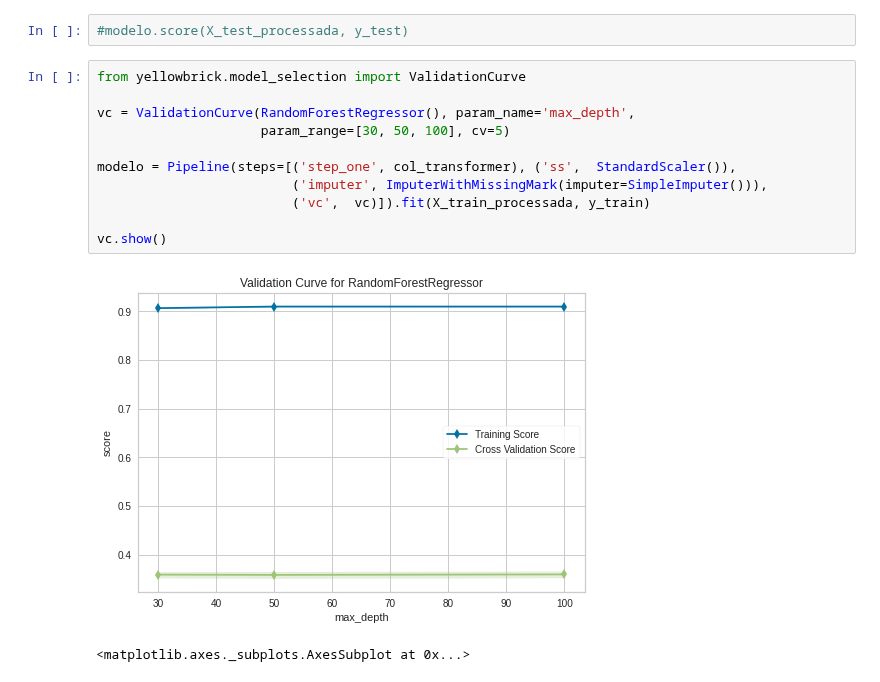
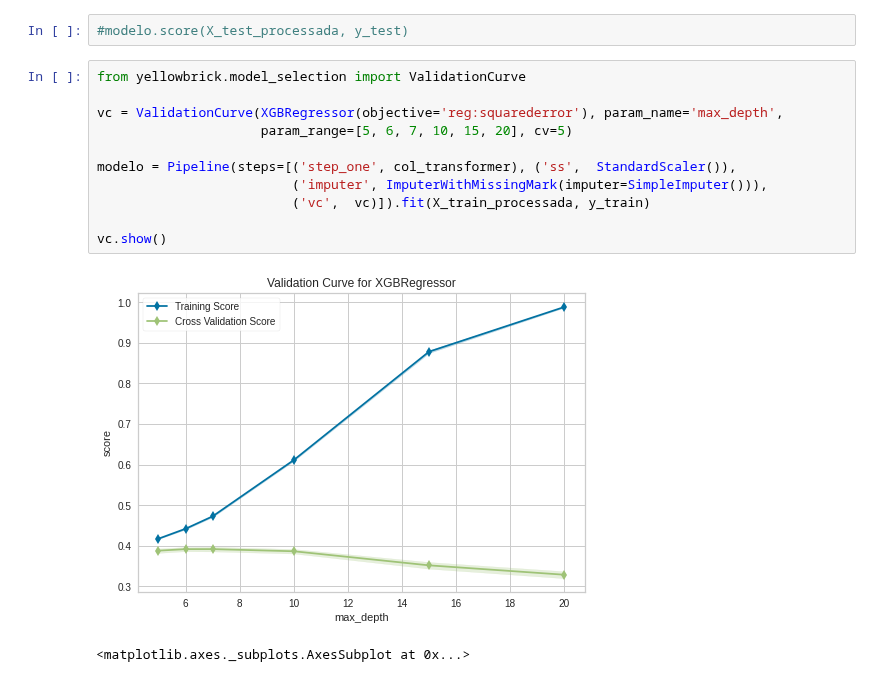
Before and after one commit to inf032/introducaoML, a Jupyter notebook: ENEM.ipynb, the cells around one changed output. Drawn from its saved outputs; the diff is of its cells as text.

```diff
--- a/ENEM.ipynb
+++ b/ENEM.ipynb
@@ -321,14 +321,14 @@ print(modelo.score(X_test_processada, y_test))
 # %%
 from yellowbrick.model_selection import ValidationCurve
 
-vc = ValidationCurve(RandomForestRegressor(), param_name='max_depth',
-                     param_range=[30, 50, 100], cv=5)
+vc = ValidationCurve(XGBRegressor(objective='reg:squarederror'), param_name='max_depth',
+                     param_range=[5, 6, 7, 10, 15, 20], cv=5)
 
 modelo = Pipeline(steps=[('step_one', col_transformer), ('ss',  StandardScaler()),
                          ('imputer', ImputerWithMissingMark(imputer=SimpleImputer())),
                          ('vc',  vc)]).fit(X_train_processada, y_train)
 
 vc.show()
 # %% [output]
-[figure, old version]
+[figure, new version]
 <matplotlib.axes._subplots.AxesSubplot at 0x...>
```
Also changed, not shown: parts of 1 cell of this notebook.
